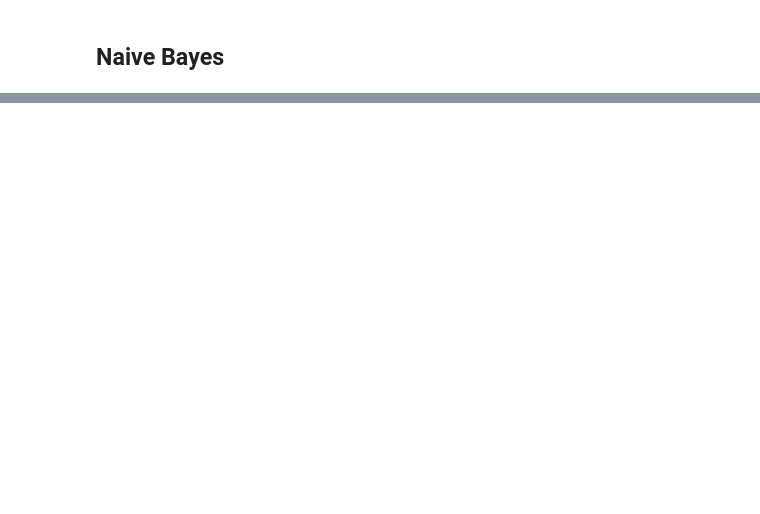
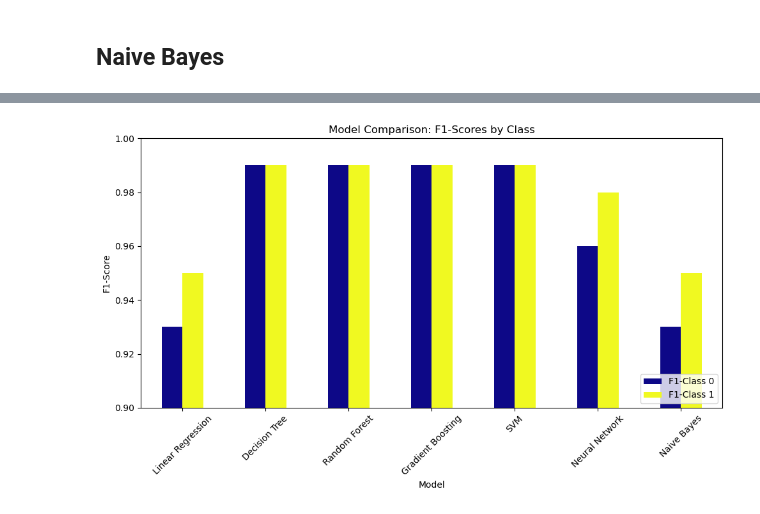
Before and after one commit to aastha0424/AasthaSingh-GlucoSense-Infy-Nov24, a Jupyter notebook: model_trainning.ipynb, the cells around one changed output, grey strips where cells are left out. Drawn from its saved outputs; the diff is of its cells as text; code cells hidden in the pictures; blank space fills up the shorter version.

```diff
--- a/model_trainning.ipynb
+++ b/model_trainning.ipynb
@@ -696,0 +649,20 @@ weighted avg       0.99      0.99      0.99       104
+# %%
+# Data for F1-scores
+f1_data = {
+    'Model': ['Linear Regression', 'Decision Tree', 'Random Forest', 'Gradient Boosting', 'SVM', 'Neural Network', 'Naive Bayes'],
+    'F1-Class 0': [0.93, 0.99, 0.99, 0.99, 0.99, 0.96, 0.93],
+    'F1-Class 1': [0.95, 0.99, 0.99, 0.99, 0.99, 0.98, 0.95]
+}
+f1_df = pd.DataFrame(f1_data)
+
+# Grouped bar plot for F1-scores
+f1_df.set_index('Model').plot(kind='bar', figsize=(10, 6), colormap='plasma')
+plt.title('Model Comparison: F1-Scores by Class')
+plt.ylabel('F1-Score')
+plt.xticks(rotation=45)
+plt.ylim(0.9, 1.0)
+plt.legend(loc='lower right')
+plt.tight_layout()
+plt.show()
+# %% [output]
+[figure, added]
```
Also changed, not shown: parts of 27 cells of this notebook.
